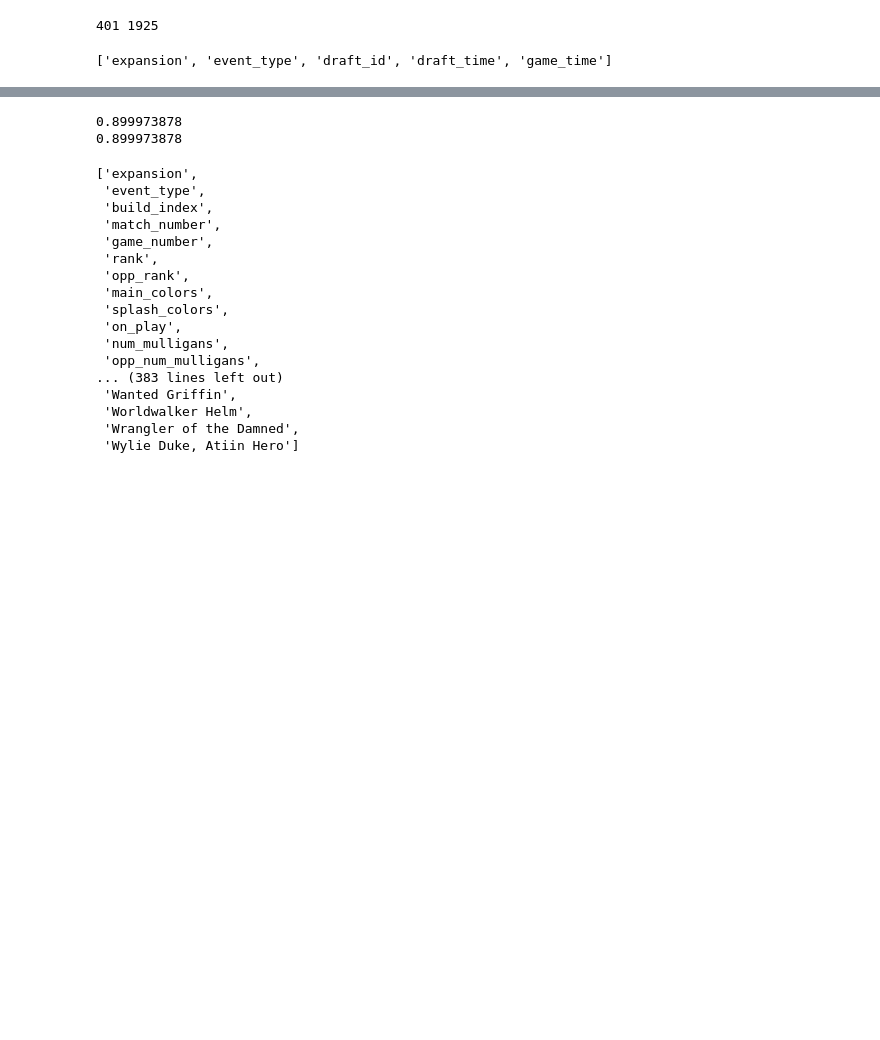
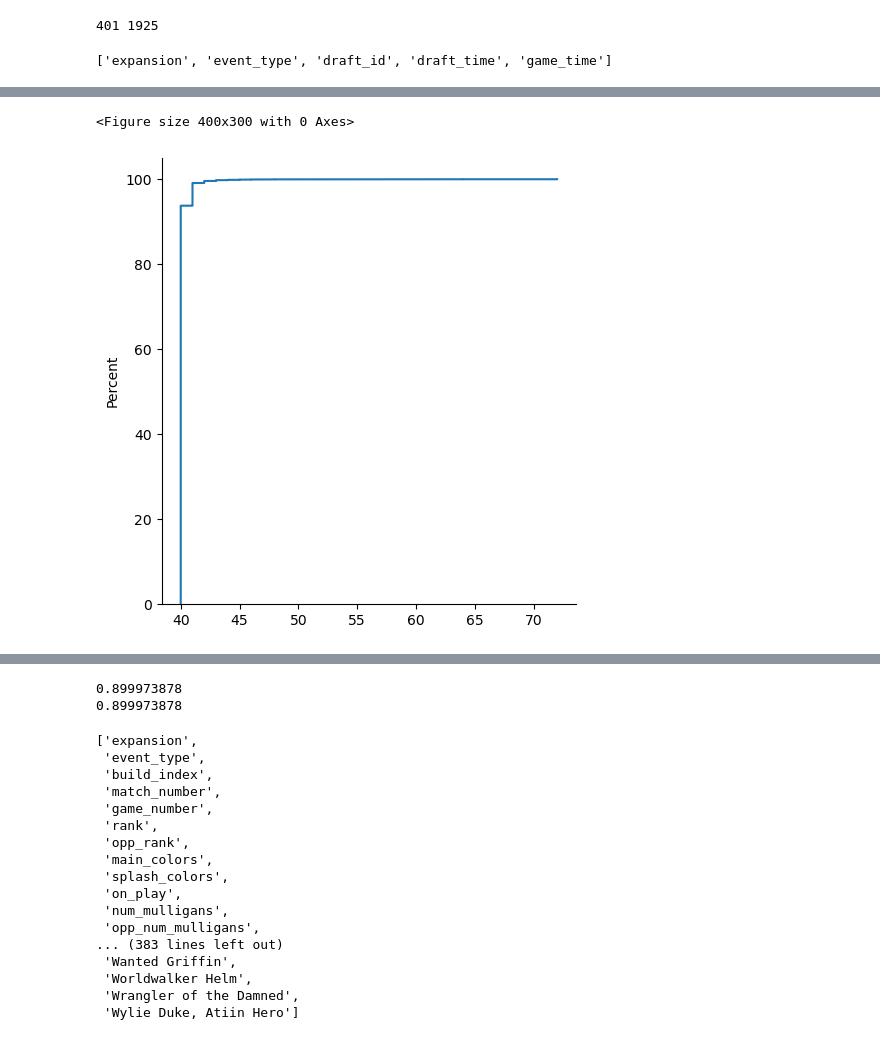
Before and after one commit to meehljd/mtg-modeling, a Jupyter notebook: notebooks/00_data_management/02_17lands_data.ipynb, the cells around one changed output, grey strips where cells are left out. Drawn from its saved outputs; the diff is of its cells as text; code cells hidden in the pictures; blank space fills up the shorter version.

```diff
--- a/notebooks/00_data_management/02_17lands_data.ipynb
+++ b/notebooks/00_data_management/02_17lands_data.ipynb
@@ -114,0 +89,2 @@ Name: count, dtype: float64
+# %%
+deck_counts_adj = pd.concat([deck_counts, pd.Series(np.arange(deck_counts.min(), deck_counts.max() + 1))])
@@ -114,0 +153,7 @@ Name: count, dtype: float64
+# %%
+# Plot deck card count histo
+plt.figure(figsize=(4, 3))
+sns.displot(deck_counts_adj, discrete=True, stat='percent', log_scale=[False, True], element='bars', kind='ecdf');
+# %% [output]
+<Figure size 400x300 with 0 Axes>
+[figure, added]
```
Also changed, not shown: parts of 13 cells of this notebook, 5 other files.
